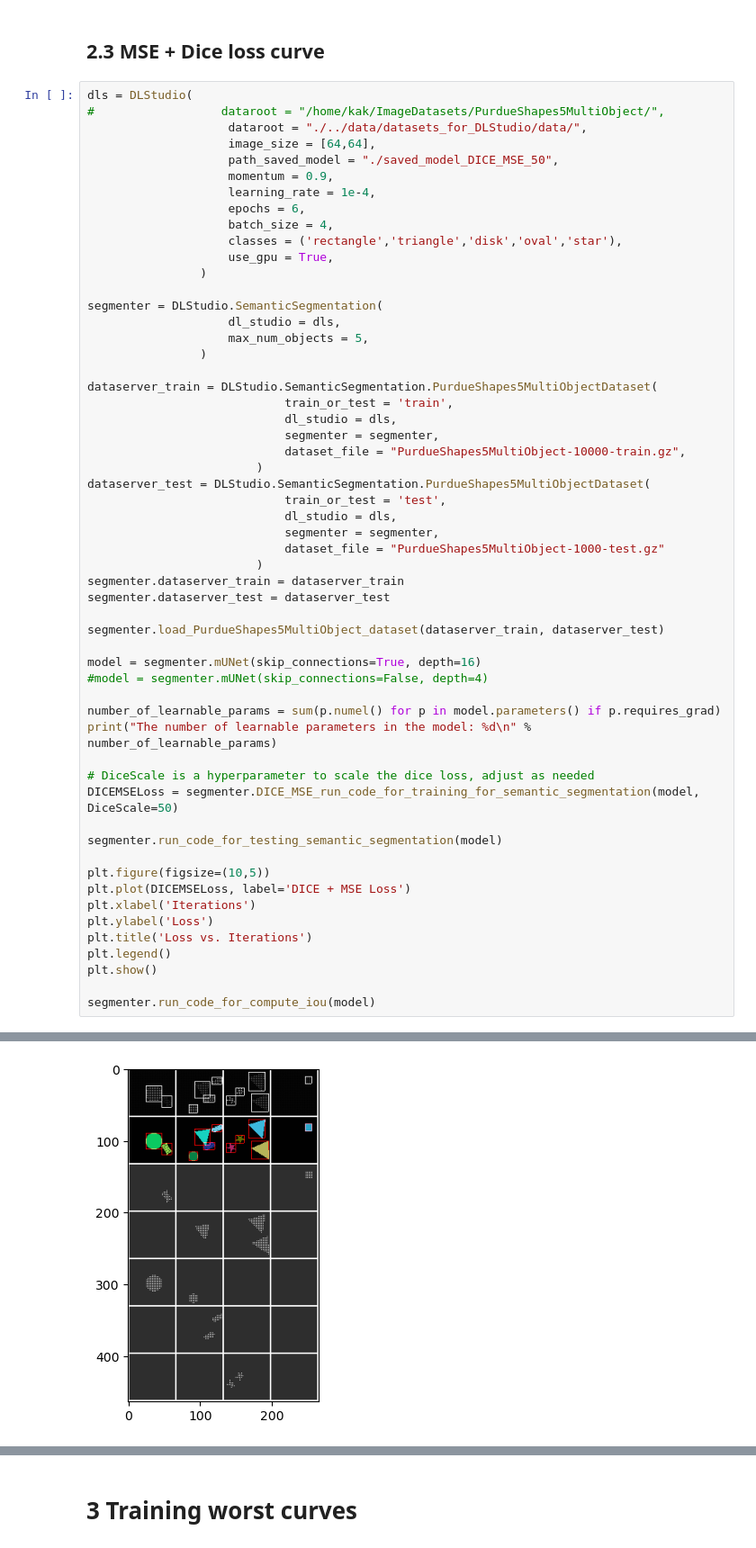
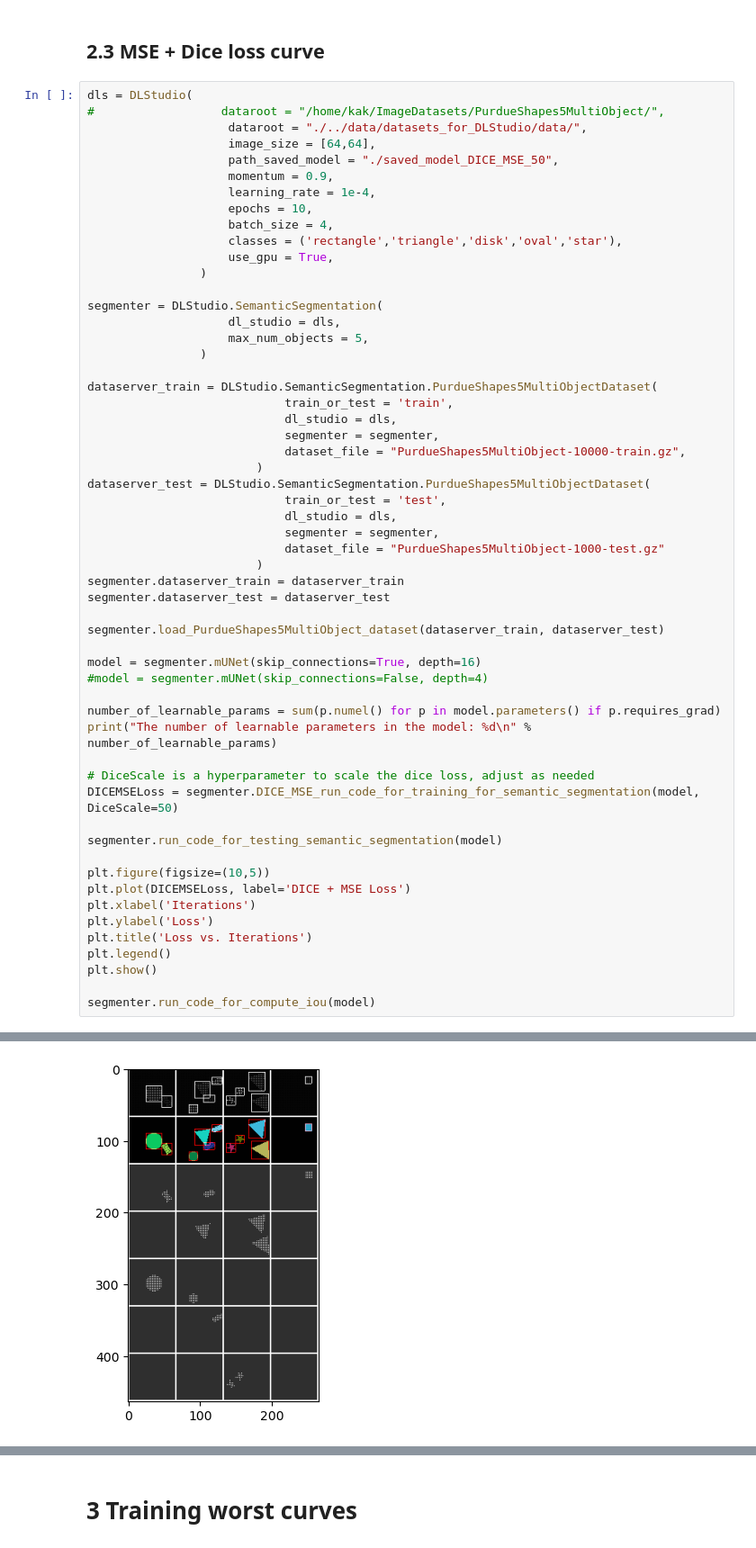
Before and after one commit to jung1230/Deep_Learning, a Jupyter notebook: HW8/HW8_main.ipynb, the cells around one changed output, grey strips where cells are left out. Shown at 90% size. Drawn from its saved outputs; the diff is of its cells as text.

```diff
--- a/HW8/HW8_main.ipynb
+++ b/HW8/HW8_main.ipynb
@@ -1131,7 +1157,7 @@ dls = DLStudio(
                     path_saved_model = "./saved_model_DICE_MSE_50",
                     momentum = 0.9,
                     learning_rate = 1e-4,
-                    epochs = 6,
+                    epochs = 10,
                     batch_size = 4,
                     classes = ('rectangle','triangle','disk','oval','star'),
                     use_gpu = True,
@@ -1199,10 +1225,10 @@ The number of learnable parameters in the model: 7688005
 
 Finished Training
 Showing output for test batch 1:
 Clipping input data to the valid range for imshow with RGB data ([0..1] for floats or [0..255] for integers). Got range [0.0..10.0].
 [figure]
 Showing output for test batch 51:
 Clipping input data to the valid range for imshow with RGB data ([0..1] for floats or [0..255] for integers). Got range [0.0..10.0].
-[figure, old version]
+[figure, new version]
 Showing output for test batch 101:
 Clipping input data to the valid range for imshow with RGB data ([0..1] for floats or [0..255] for integers). Got range [0.0..10.0].
```
Also changed, not shown: parts of 19 cells of this notebook, 5 other files.
